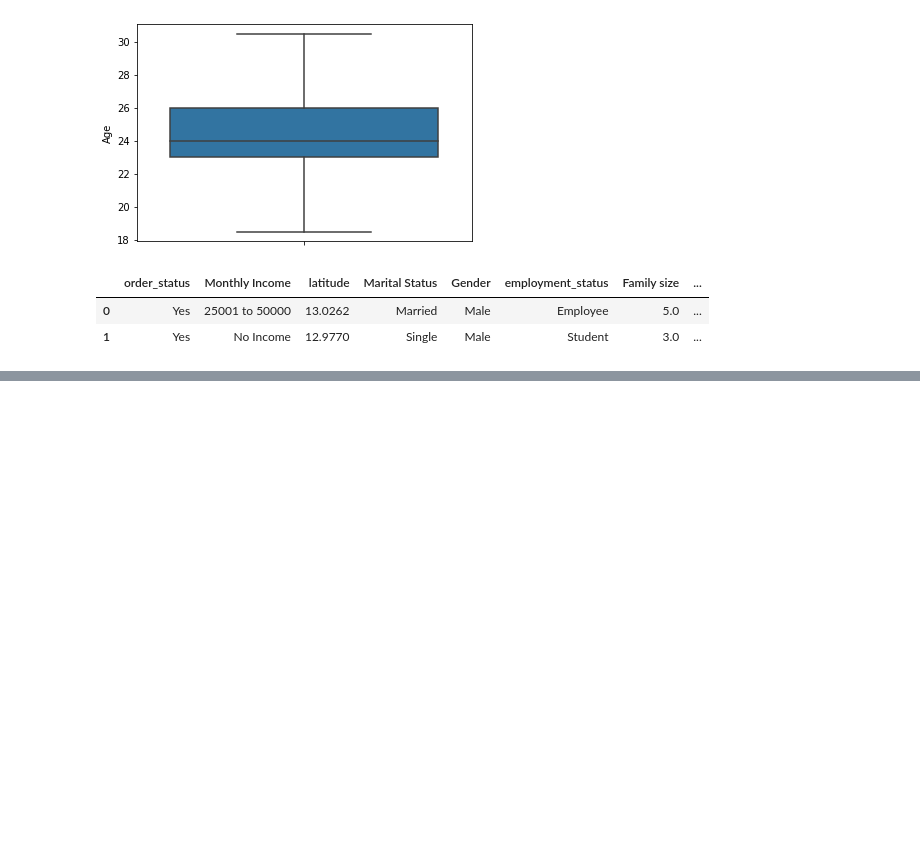
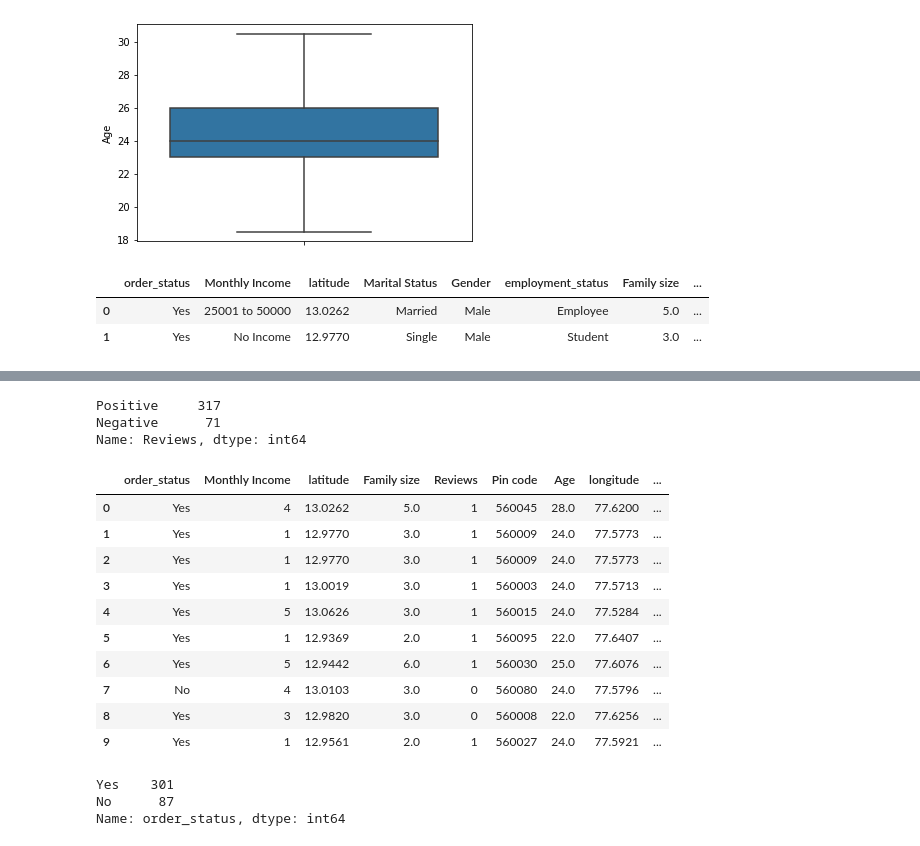
Before and after one commit to Phanindra45/phani12345, a Jupyter notebook: eda.ipynb, the cells around one changed output, grey strips where cells are left out. Saved outputs shown, nothing was run; the diff lists cells and outputs as text; code cells hidden in the pictures; blank space fills up the shorter version.

```diff
--- a/eda.ipynb
+++ b/eda.ipynb
@@ -250,3 +250,5 @@ df.head(2)
 |  | order_status | Monthly Income | latitude | Marital Status | Gender | employment_status | Family size | ... |
 | 0 | Yes | 25001 to 50000 | 13.0262 | Married | Male | Employee | 5.0 | ... |
 | 1 | Yes | No Income | 12.9770 | Single | Male | Student | 3.0 | ... |
+# %%
+df=pd.get_dummies(df,columns=["Gender","employment_status","Marital Status"],dtype="int64",drop_first=True)
@@ -252,0 +276,3 @@ df.head(2)
+# %%
+d1 = {"No Income":1,"Below Rs.10000":2,"10001 to 25000":3,"25001 to 50000":4,"More than 50000":5}
+df["Monthly Income"]=df["Monthly Income"].map(d1)
@@ -252,0 +300,3 @@ df.head(2)
+# %%
+d3 = {"Uneducated":0, "School":1, "Graduate":2, "Post Graduate":3, "Ph.D":4}
+df["Educational Qualifications"]=df["Educational Qualifications"].map(d3)
@@ -252,0 +312,30 @@ df.head(2)
+# %%
+df["Reviews"].value_counts()
+# %% [output]
+Positive     317
+Negative      71
+Name: Reviews, dtype: int64
+# %%
+d2 = {"Positive":1,"Negative":0}
+df["Reviews"]=df["Reviews"].str.strip()
+df["Reviews"]=df["Reviews"].map(d2)
+# %%
+df.head(10)
+# %% [output]
+|  | order_status | Monthly Income | latitude | Family size | Reviews | Pin code | Age | longitude | ... |
+| 0 | Yes | 4 | 13.0262 | 5.0 | 1 | 560045 | 28.0 | 77.6200 | ... |
+| 1 | Yes | 1 | 12.9770 | 3.0 | 1 | 560009 | 24.0 | 77.5773 | ... |
+| 2 | Yes | 1 | 12.9770 | 3.0 | 1 | 560009 | 24.0 | 77.5773 | ... |
+| 3 | Yes | 1 | 13.0019 | 3.0 | 1 | 560003 | 24.0 | 77.5713 | ... |
+| 4 | Yes | 5 | 13.0626 | 3.0 | 1 | 560015 | 24.0 | 77.5284 | ... |
+| 5 | Yes | 1 | 12.9369 | 2.0 | 1 | 560095 | 22.0 | 77.6407 | ... |
+| 6 | Yes | 5 | 12.9442 | 6.0 | 1 | 560030 | 25.0 | 77.6076 | ... |
+| 7 | No | 4 | 13.0103 | 3.0 | 0 | 560080 | 24.0 | 77.5796 | ... |
+| 8 | Yes | 3 | 12.9820 | 3.0 | 0 | 560008 | 22.0 | 77.6256 | ... |
+| 9 | Yes | 1 | 12.9561 | 2.0 | 1 | 560027 | 24.0 | 77.5921 | ... |
+# %%
+df["order_status"].value_counts()
+# %% [output]
+Yes    301
+No      87
+Name: order_status, dtype: int64
```
Also changed, not shown: parts of 10 cells of this notebook.
